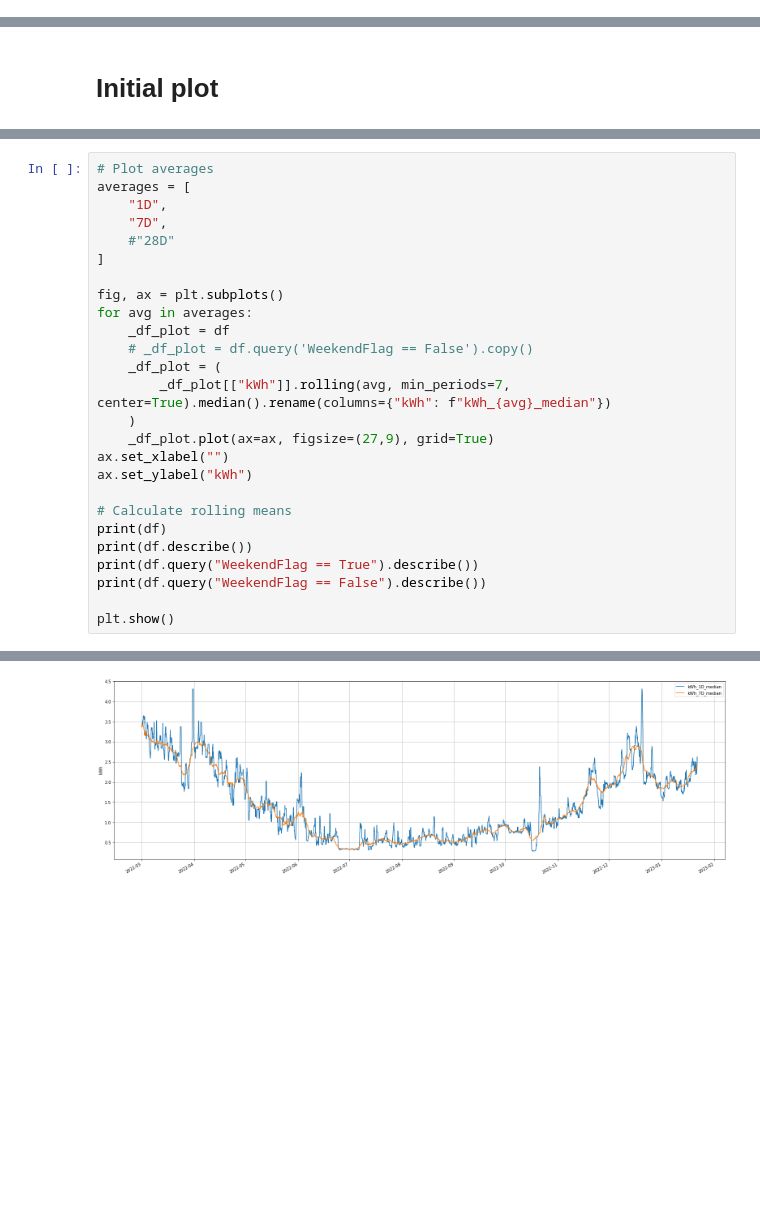
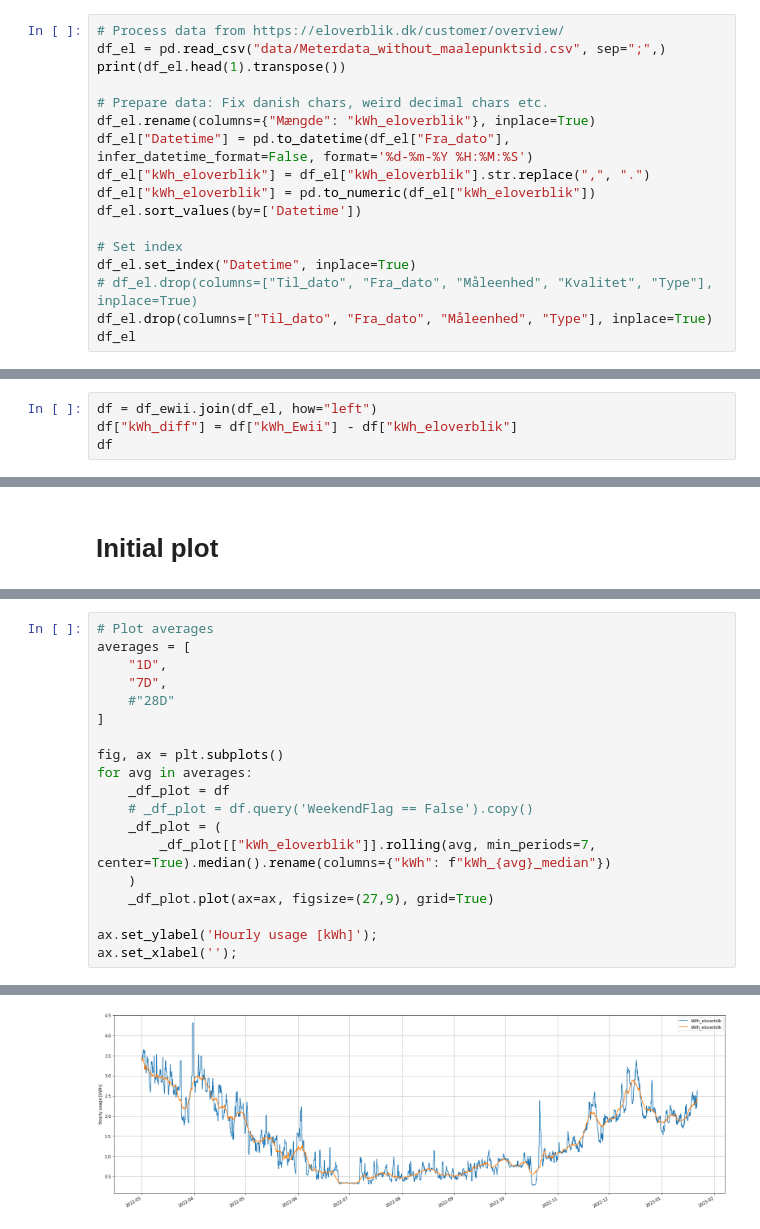
Before and after one commit to tjansson60/ewii-data-processing, a Jupyter notebook: process-ewii-data.ipynb, the cells around one changed output, grey strips where cells are left out. Drawn from its saved outputs; the diff is of its cells as text; blank space fills up the shorter version.

```diff
--- a/process-ewii-data.ipynb
+++ b/process-ewii-data.ipynb
@@ -41,0 +40,17 @@ df.tail()
+# %%
+# Process data from https://eloverblik.dk/customer/overview/
+df_el = pd.read_csv("data/Meterdata_without_maalepunktsid.csv", sep=";",)
+print(df_el.head(1).transpose())
+
+# Prepare data: Fix danish chars, weird decimal chars etc.
+df_el.rename(columns={"Mængde": "kWh_eloverblik"}, inplace=True)
+df_el["Datetime"] = pd.to_datetime(df_el["Fra_dato"], infer_datetime_format=False, format='%d-%m-%Y %H:%M:%S')
+df_el["kWh_eloverblik"] = df_el["kWh_eloverblik"].str.replace(",", ".")
+df_el["kWh_eloverblik"] = pd.to_numeric(df_el["kWh_eloverblik"])
+df_el.sort_values(by=['Datetime'])
+
+# Set index
+df_el.set_index("Datetime", inplace=True)
+# df_el.drop(columns=["Til_dato", "Fra_dato", "Måleenhed", "Kvalitet", "Type"], inplace=True)
+df_el.drop(columns=["Til_dato", "Fra_dato", "Måleenhed", "Type"], inplace=True)
+df_el
@@ -41,0 +81,4 @@ df.tail()
+# %%
+df = df_ewii.join(df_el, how="left")
+df["kWh_diff"] = df["kWh_Ewii"] - df["kWh_eloverblik"]
+df
@@ -134,17 +218,10 @@ for avg in averages:
     _df_plot = df
     # _df_plot = df.query('WeekendFlag == False').copy()
     _df_plot = (
-        _df_plot[["kWh"]].rolling(avg, min_periods=7, center=True).median().rename(columns={"kWh": f"kWh_{avg}_median"})
+        _df_plot[["kWh_eloverblik"]].rolling(avg, min_periods=7, center=True).median().rename(columns={"kWh": f"kWh_{avg}_median"})
     )
     _df_plot.plot(ax=ax, figsize=(27,9), grid=True)
-ax.set_xlabel("")
-ax.set_ylabel("kWh")
 
-# Calculate rolling means
-print(df)
-print(df.describe())
-print(df.query("WeekendFlag == True").describe())
-print(df.query("WeekendFlag == False").describe())
-
-plt.show()
+ax.set_ylabel('Hourly usage [kWh]');
+ax.set_xlabel('');
 # %% [output]
@@ -168 +228 @@ max      25.280000
-[figure, old version]
+[figure, new version]
```
Also changed, not shown: parts of 19 cells of this notebook.
